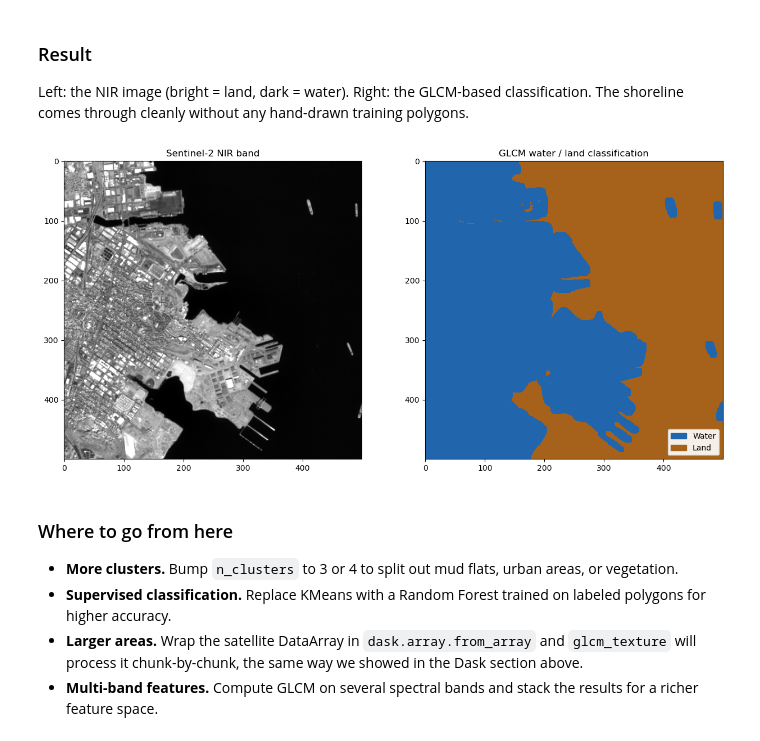
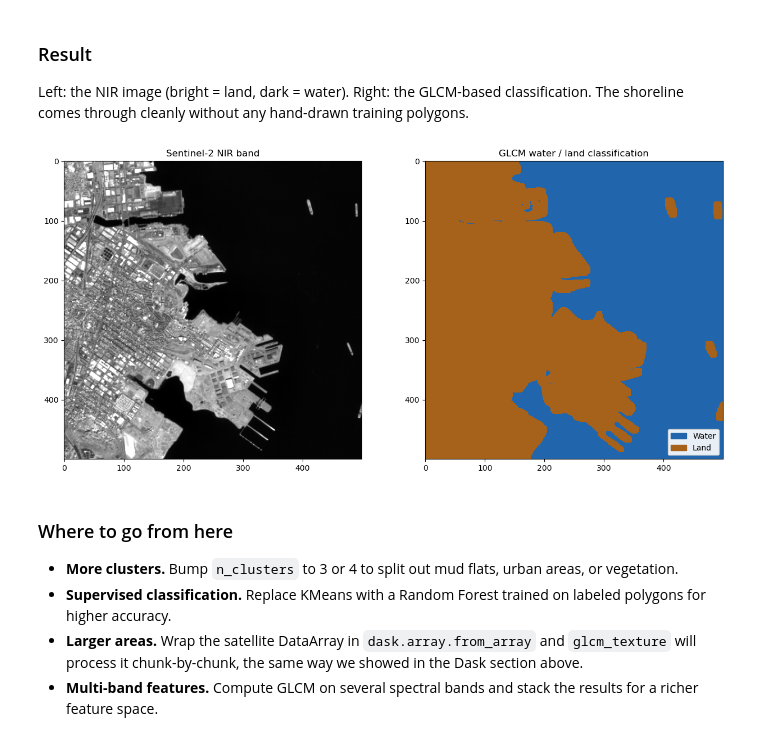
Before and after one commit to makepath/xarray-spatial, a Jupyter notebook: examples/user_guide/25_GLCM_Texture.ipynb, the cells around one changed output. Saved outputs shown, nothing was run; the diff lists cells and outputs as text; code cells hidden in the pictures.

Commit message:
Fix swapped water/land colors in classification plot (#993)

```diff
--- a/examples/user_guide/25_GLCM_Texture.ipynb
+++ b/examples/user_guide/25_GLCM_Texture.ipynb
@@ -278,32 +278,32 @@ Left: the NIR image (bright = land, dark = water). Right: the GLCM-based classif
 # %%
 from matplotlib.colors import ListedColormap
 
 fig, axes = plt.subplots(1, 2, figsize=(13, 6))
 
 # NIR image
 axes[0].imshow(nir, cmap='gray', vmin=0, vmax=np.percentile(nir, 98))
 axes[0].set_title('Sentinel-2 NIR band')
 
 # Classification
-water_cmap = ListedColormap(['#2166ac', '#a6611a'])  # blue=water, brown=land
+water_cmap = ListedColormap(['#a6611a', '#2166ac'])  # 0=land(brown), 1=water(blue)
 im = axes[1].imshow(
     np.where(valid, class_map == water_id, np.nan),
     cmap=water_cmap, vmin=0, vmax=1, interpolation='nearest',
 )
 axes[1].set_title('GLCM water / land classification')
 
 # Legend
 from matplotlib.patches import Patch
 axes[1].legend(
     handles=[Patch(color='#2166ac', label='Water'),
              Patch(color='#a6611a', label='Land')],
     loc='lower right', framealpha=0.9,
 )
 
 plt.tight_layout()
 plt.show()
 # %% [output]
-[figure, old version]
+[figure, new version]
 # %% [markdown]
 ### Where to go from here
 
```
